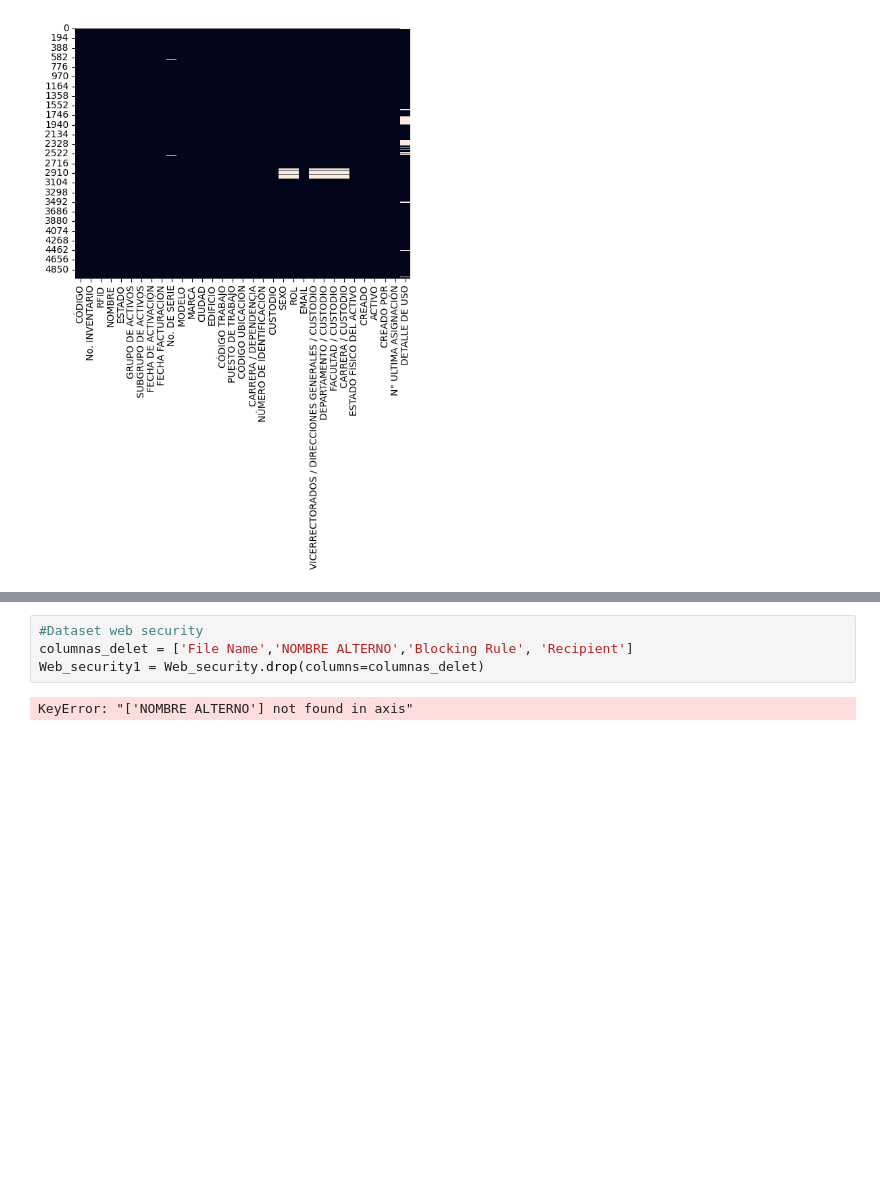
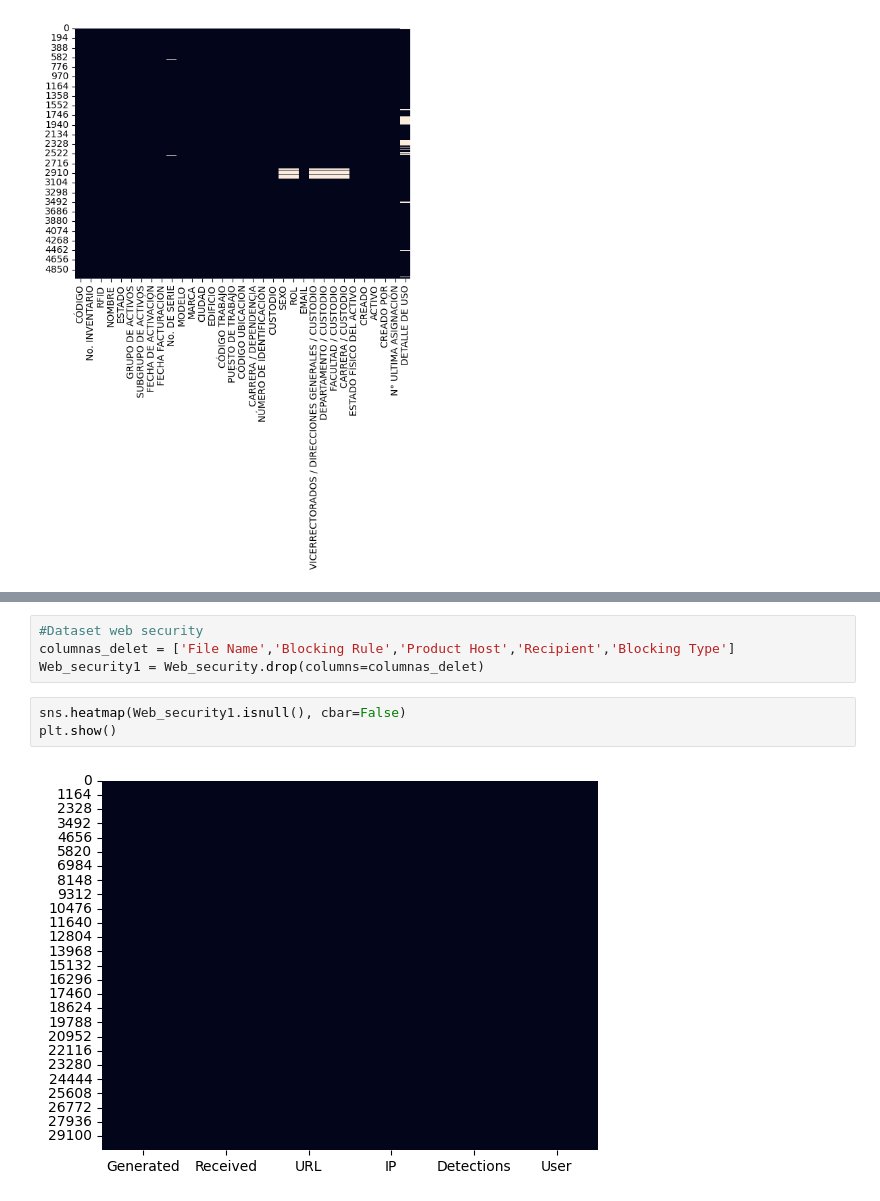
Before and after one commit to mpjuarez/introduccion-IA, a Jupyter notebook: TT_IA.ipynb, the cells around one changed output, grey strips where cells are left out. Saved outputs shown, nothing was run; the diff lists cells and outputs as text; blank space fills up the shorter version.

```diff
--- a/TT_IA.ipynb
+++ b/TT_IA.ipynb
@@ -204,6 +220,9 @@ plt.show()
 # %%
 #Dataset web security
-columnas_delet = ['File Name','NOMBRE ALTERNO','Blocking Rule', 'Recipient']
+columnas_delet = ['File Name','Blocking Rule','Product Host','Recipient','Blocking Type']
 Web_security1 = Web_security.drop(columns=columnas_delet)
-# %% [output]
-KeyError: "['NOMBRE ALTERNO'] not found in axis"
+# %%
+sns.heatmap(Web_security1.isnull(), cbar=False)
+plt.show()
+# %% [output]
+[figure, added]
```
Also changed, not shown: parts of 2 cells of this notebook.
